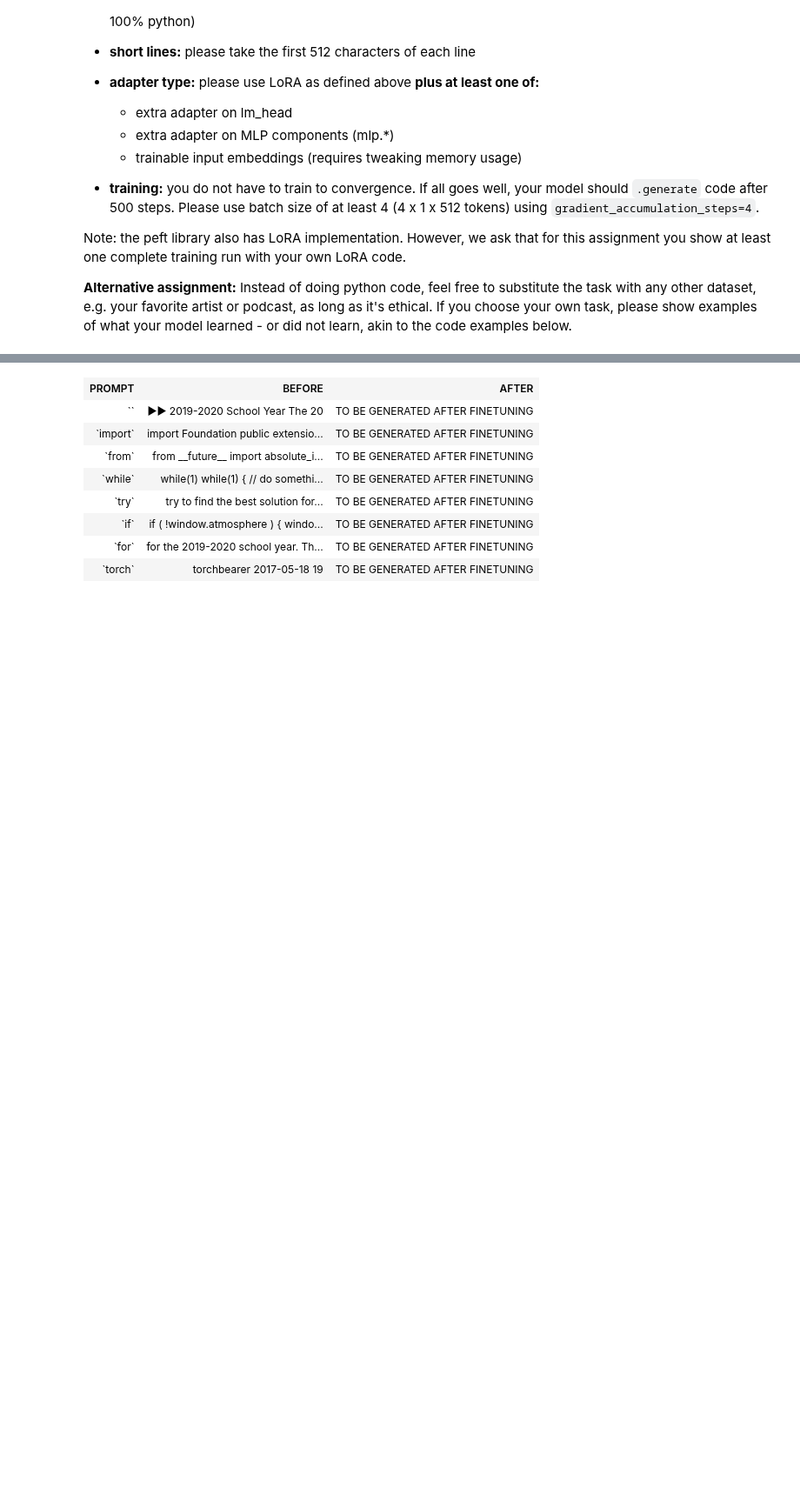
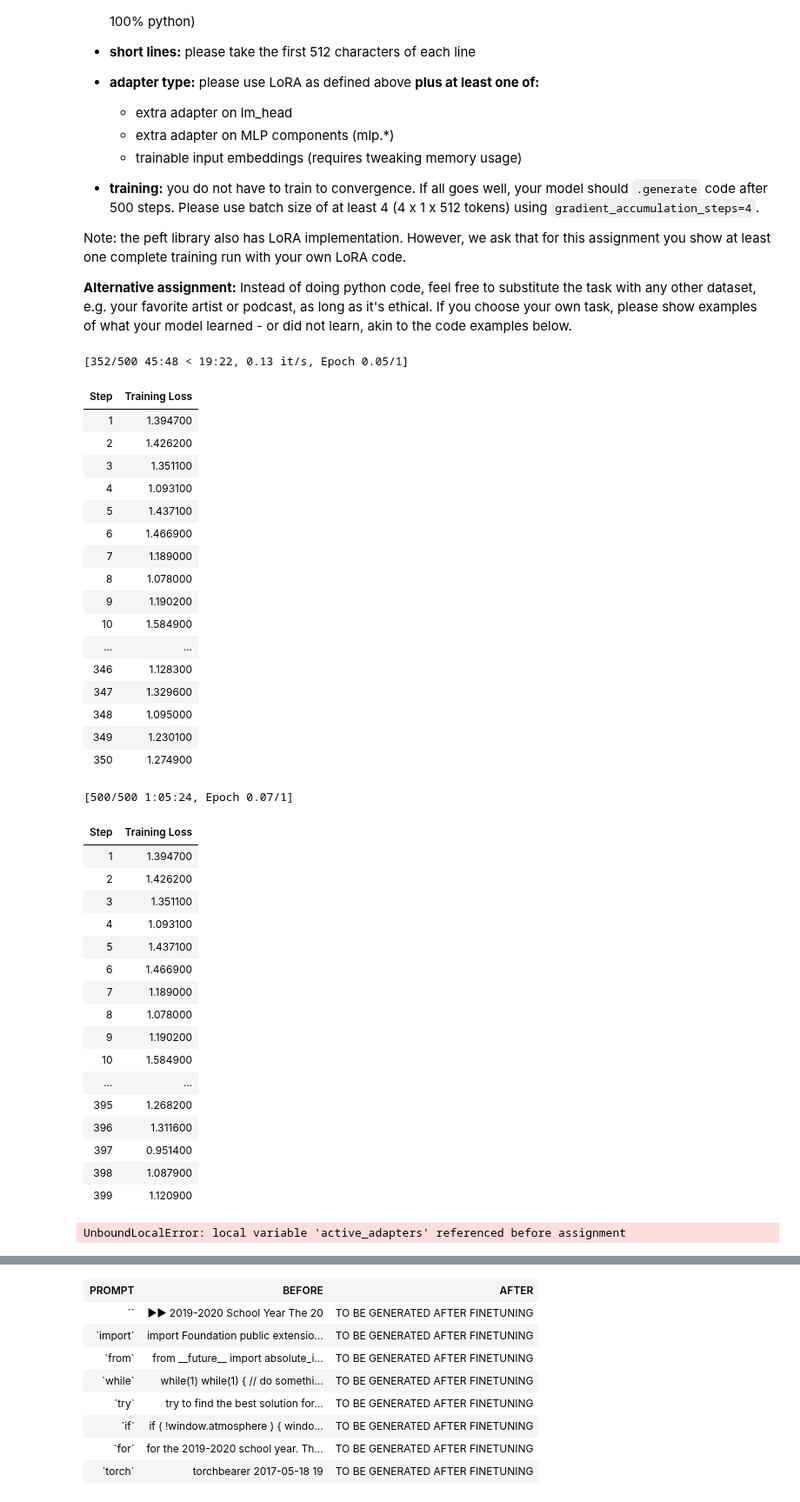
Before and after one commit to germanKoch/nlp_course, a Jupyter notebook: week07_peft/practice.ipynb, the cells around one changed output, grey strips where cells are left out. Shown at 87% size. Cells and saved outputs as stored; diff of their text form; code cells hidden in the pictures; blank space fills up the shorter version.

```diff
--- a/week07_peft/practice.ipynb
+++ b/week07_peft/practice.ipynb
@@ -326,6 +351,9 @@ for name, module in model.model.layers.named_modules():
         module.self_attn.v_proj = LoRALayer(module.self_attn.v_proj, rank=lora_rank).to(device)
 
 assert sum(isinstance(module, LoRALayer) for module in model.modules()) == 96  # for Llama-7B
+# %%
+# replace lm_head to lora
+model.lm_head = LoRALayer(model.lm_head, rank=lora_rank).to(device)
 # %%
 batch = tokenizer("This model wants to share its greatest secret:", return_tensors='pt', return_token_type_ids=False)
 # test a single training step, make sure we get meaningful gradients
@@ -421,5 +419,59 @@ __Alternative assignment:__ Instead of doing python code, feel free to substitut
-# %%
-data = datasets.load_dataset("codeparrot/codeparrot-clean") # 32 lines
+# %%
+dataset = datasets.load_dataset("codeparrot/codeparrot-clean-valid", split="train")
+data = dataset.map(lambda samples: tokenizer(samples['content'][0:512]))
+model._hf_peft_config_loaded = True  # silence a warning from HF trainer
+# %%
+model._hf_peft_config_loaded = True
+trainer = transformers.Trainer(
+    model=model, train_dataset=data,
+    args=transformers.TrainingArguments(
+        per_device_train_batch_size=2, gradient_accumulation_steps=4,
+        # note: if you want larger batch size, increase gradient_accumulation_steps
+        warmup_steps=250, max_steps=500, learning_rate=2e-4, fp16=True,
+        logging_steps=1, output_dir='outputs', report_to=None),
+    data_collator=transformers.DataCollatorForLanguageModeling(tokenizer, mlm=False)
+)
+# if you see cache warnings, set `model.config.use_cache = False` to silence them. Please re-enable for inference!
+
+trainer.train()
+# %% [output]
+[352/500 45:48 < 19:22, 0.13 it/s, Epoch 0.05/1]
+| Step | Training Loss |
+| 1 | 1.394700 |
+| 2 | 1.426200 |
+| 3 | 1.351100 |
+| 4 | 1.093100 |
+| 5 | 1.437100 |
+| 6 | 1.466900 |
+| 7 | 1.189000 |
+| 8 | 1.078000 |
+| 9 | 1.190200 |
+| 10 | 1.584900 |
+| ... | ... |
+| 346 | 1.128300 |
+| 347 | 1.329600 |
+| 348 | 1.095000 |
+| 349 | 1.230100 |
+| 350 | 1.274900 |
+[500/500 1:05:24, Epoch 0.07/1]
+| Step | Training Loss |
+| 1 | 1.394700 |
+| 2 | 1.426200 |
+| 3 | 1.351100 |
+| 4 | 1.093100 |
+| 5 | 1.437100 |
+| 6 | 1.466900 |
+| 7 | 1.189000 |
+| 8 | 1.078000 |
+| 9 | 1.190200 |
+| 10 | 1.584900 |
+| ... | ... |
+| 395 | 1.268200 |
+| 396 | 1.311600 |
+| 397 | 0.951400 |
+| 398 | 1.087900 |
+| 399 | 1.120900 |
+UnboundLocalError: local variable 'active_adapters' referenced before assignment
 # %%
 prompts =  ['', 'import', 'from', 'while', 'try', 'if', 'for', 'torch']  # feel free to add a few more that are not 100% assiciated with Python
 
```
Also changed, not shown: parts of 7 cells of this notebook.
